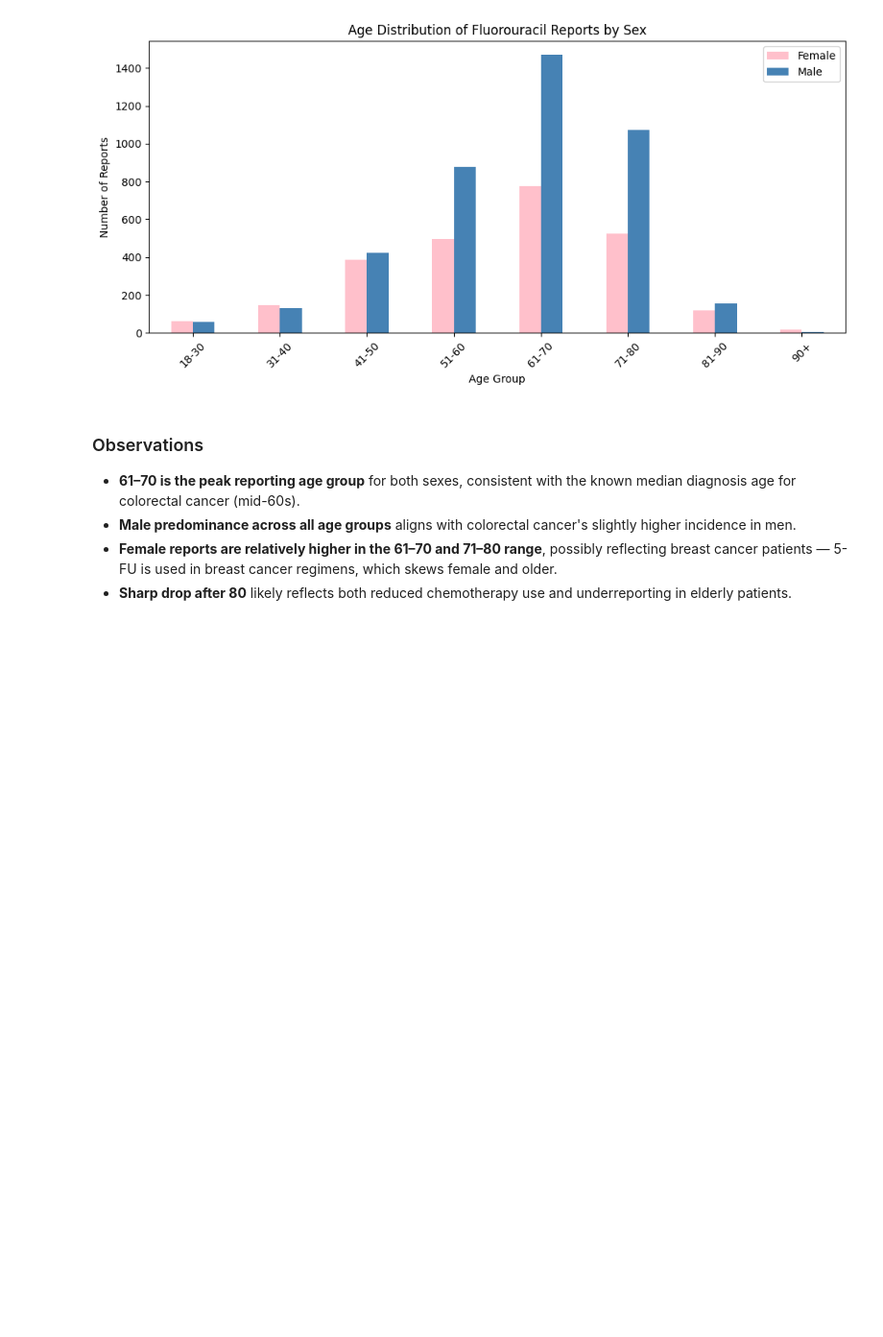
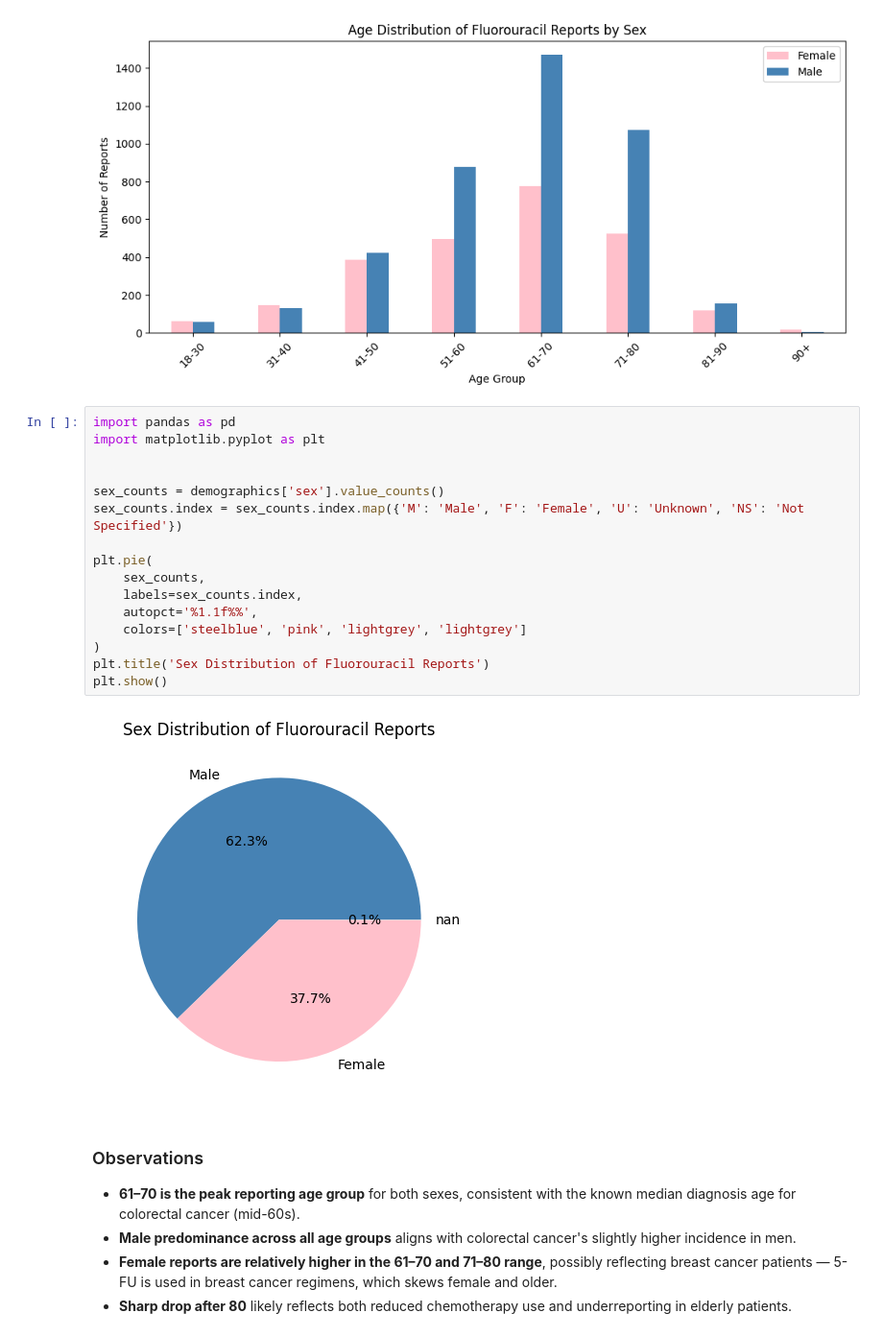
Before and after one commit to PugstaLaney/faers-sql-drug-safety-analysis, a Jupyter notebook: notebooks/module_1_fluorouracil/03_5fu_population.ipynb, the cells around one changed output. Shown at 96% size. Drawn from its saved outputs; the diff is of its cells as text; blank space fills up the shorter version.

```diff
--- a/notebooks/module_1_fluorouracil/03_5fu_population.ipynb
+++ b/notebooks/module_1_fluorouracil/03_5fu_population.ipynb
@@ -180,6 +180,24 @@ plt.tight_layout()
 plt.show()
 # %% [output]
 [figure]
+# %%
+import pandas as pd
+import matplotlib.pyplot as plt
+
+
+sex_counts = demographics['sex'].value_counts()
+sex_counts.index = sex_counts.index.map({'M': 'Male', 'F': 'Female', 'U': 'Unknown', 'NS': 'Not Specified'})
+
+plt.pie(
+    sex_counts,
+    labels=sex_counts.index,
+    autopct='%1.1f%%',
+    colors=['steelblue', 'pink', 'lightgrey', 'lightgrey']
+)
+plt.title('Sex Distribution of Fluorouracil Reports')
+plt.show()
+# %% [output]
+[figure, added]
 # %% [markdown]
 ### Observations
 
```
Also changed, not shown: parts of 1 cell of this notebook.
